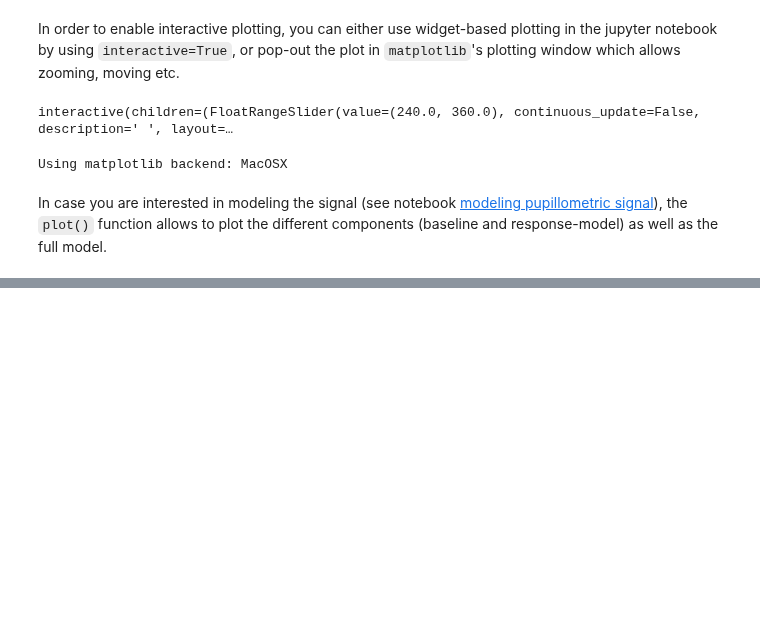
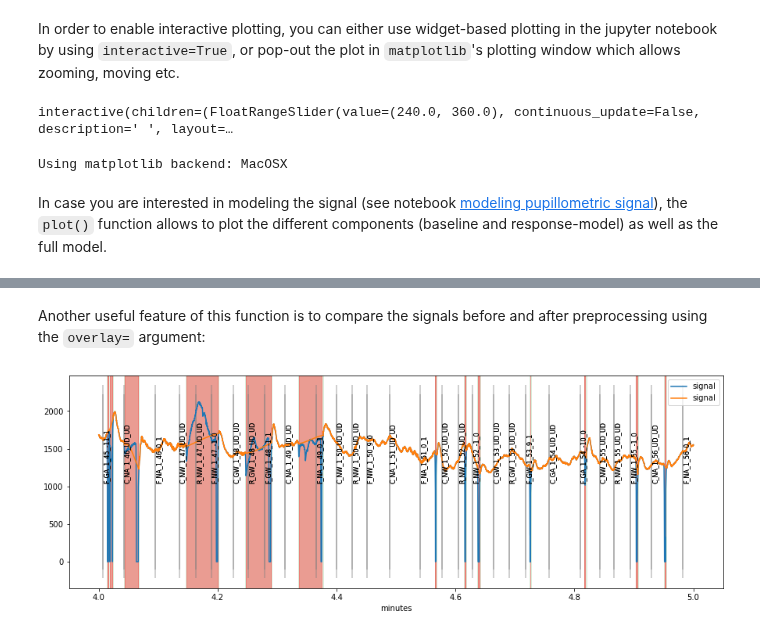
Before and after one commit to ihrke/pypillometry, a Jupyter notebook: docs/plotting.ipynb, the cells around one changed output, grey strips where cells are left out. Saved outputs shown, nothing was run; the diff lists cells and outputs as text; code cells hidden in the pictures; blank space fills up the shorter version.

```diff
--- a/docs/plotting.ipynb
+++ b/docs/plotting.ipynb
@@ -69,0 +105,7 @@ LinkError: command 'x86_64-apple-darwin13.4.0-clang++' failed with exit status 1
+# %% [markdown]
+Another useful feature of this function is to compare the signals before and after preprocessing using the `overlay=` argument:
+# %%
+figs=d.plot_segments(overlay=d2)
+display(figs[0])
+# %% [output]
+[figure, added]
```
Also changed, not shown: parts of 18 cells of this notebook.
